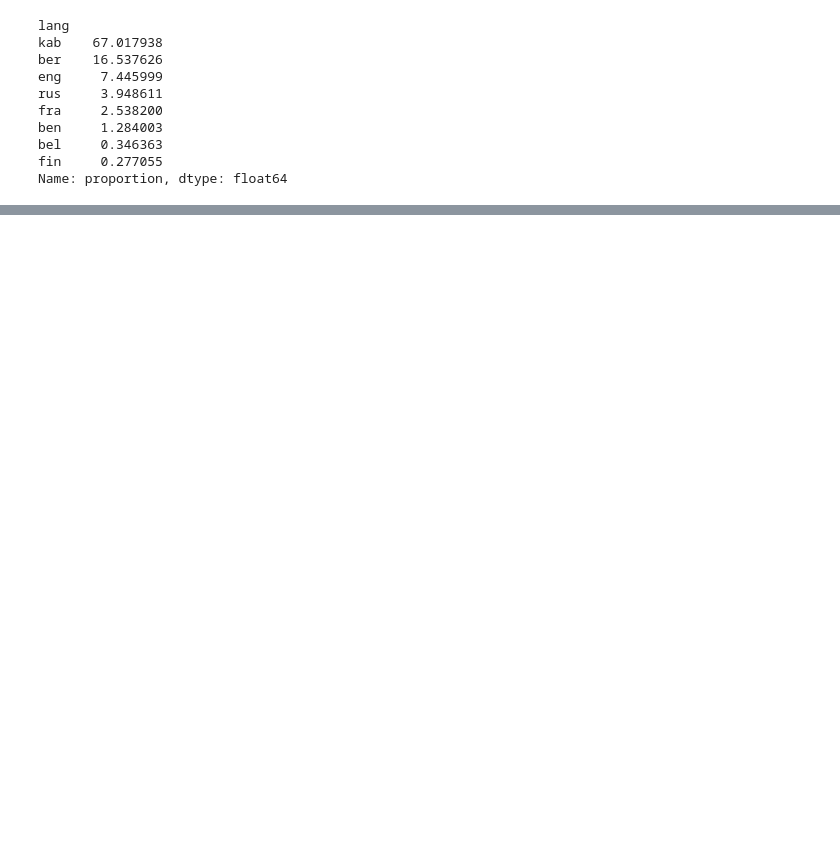
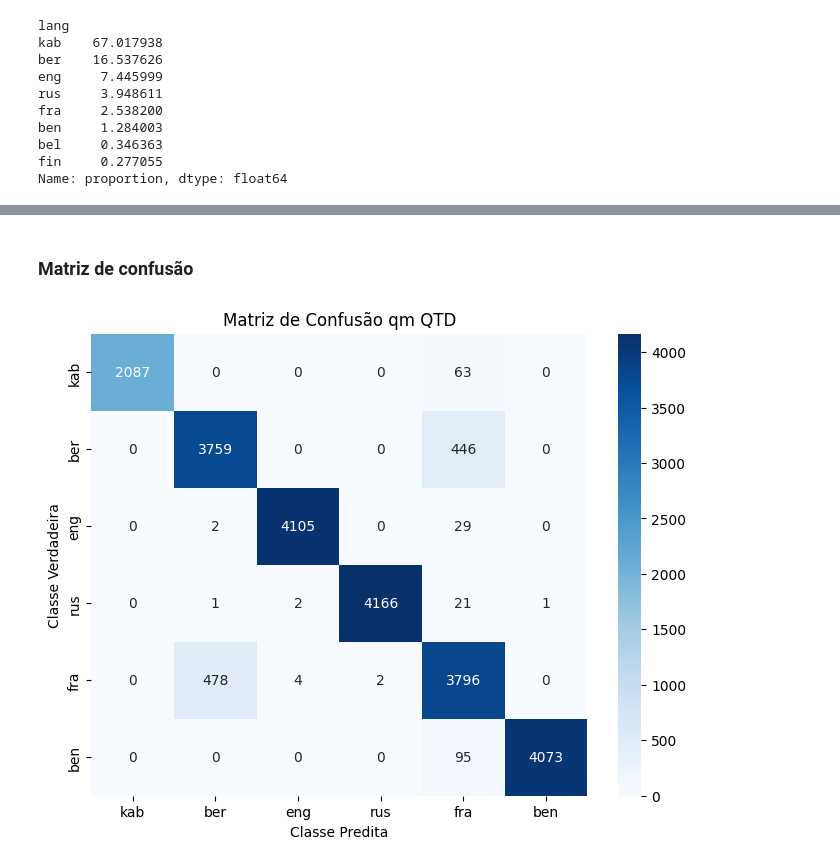
Before and after one commit to GodKelvin/pos-ia-dados-ufes, a Jupyter notebook: Processamento de Linguagem Natural/Kelvin_Lehrback_Trab_PLN.ipynb, the cells around one changed output, grey strips where cells are left out. Saved outputs shown, nothing was run; the diff lists cells and outputs as text; code cells hidden in the pictures; blank space fills up the shorter version.

```diff
--- a/Processamento de Linguagem Natural/Kelvin_Lehrback_Trab_PLN.ipynb
+++ b/Processamento de Linguagem Natural/Kelvin_Lehrback_Trab_PLN.ipynb
@@ -143,0 +334,4 @@ Feito essa limpeza de idiomas, vamos limpar as colunas irrelevantes: ID e create
+# %%
+bow_mat = cria_matriz_bow_esparsa(dataframe, word_dict)
+print(bow_mat.shape)
+bow_mat
@@ -143,0 +362,9 @@ Feito essa limpeza de idiomas, vamos limpar as colunas irrelevantes: ID e create
+# %%
+from sklearn.preprocessing import LabelEncoder
+
+# Vamos transformar cada idioma em um inteiro
+y = LabelEncoder().fit_transform(dataframe['lang'])
+y
+print(f"{y.size} frases categorizadas")
+print(f"{np.unique(y).size} idiomas" )
+print(np.unique(y))
@@ -143,0 +375,17 @@ Feito essa limpeza de idiomas, vamos limpar as colunas irrelevantes: ID e create
+# %%
+
+# tamanho do conjunto de treino
+n = int(len(dataframe) * 0.7)
+
+# seleciona as amostras de treino
+x_bow_train = bow_mat[:n]
+y_train = y[:n]
+
+# seleciona as amostras de teste
+x_bow_test = bow_mat[n:]
+y_test = y[n:]
+
+print("Shape x_bow_train:", x_bow_train.shape)
+print("Shape x_bow_test:", x_bow_test.shape)
+print("Shape y_train:", y_train.shape)
+print("Shape y_test:", y_test.shape)
@@ -143,0 +462,19 @@ Feito essa limpeza de idiomas, vamos limpar as colunas irrelevantes: ID e create
+# %% [markdown]
+### Matriz de confusão
+# %%
+from sklearn.metrics import confusion_matrix
+import matplotlib.pyplot as plt
+import seaborn as sns
+
+cm = confusion_matrix(y_test, y_test_pred)
+
+label_names=['kab','ber','eng','rus','fra','ben']
+
+plt.figure(figsize=(8,6))
+sns.heatmap(cm, annot=True, fmt='d', cmap='Blues', xticklabels=label_names, yticklabels=label_names)
+plt.xlabel("Classe Predita")
+plt.ylabel("Classe Verdadeira")
+plt.title("Matriz de Confusão qm QTD")
+plt.show()
+# %% [output]
+[figure, added]
```
Also changed, not shown: parts of 39 cells of this notebook.
